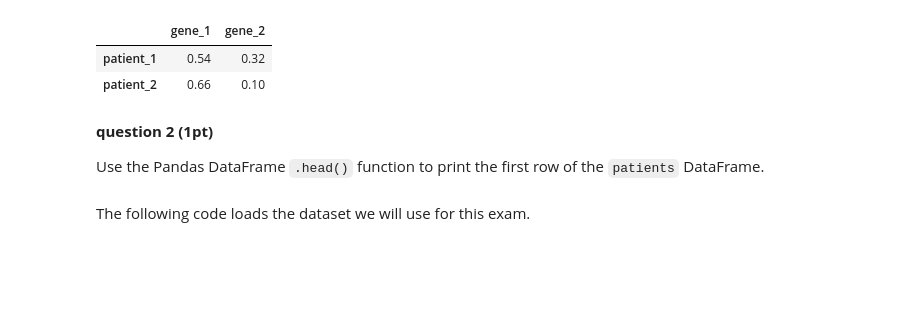
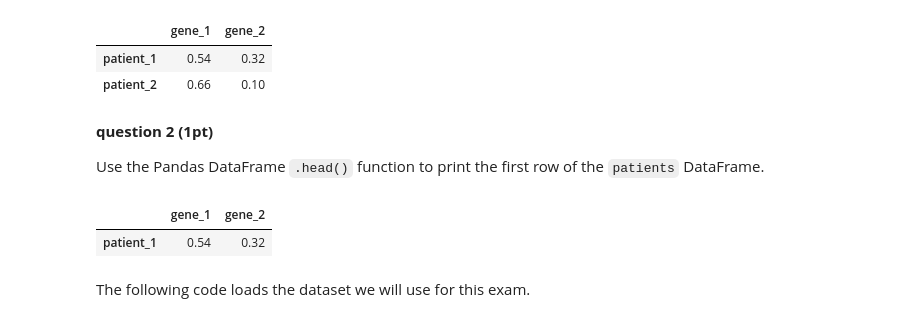
Before and after one commit to TiboVanDamme/-D012513A_Python_20230124, a Jupyter notebook: Practical Python Specialized Bioinformatics 20230124.ipynb, the cells around one changed output. Saved outputs shown, nothing was run; the diff lists cells and outputs as text; code cells hidden in the pictures; blank space fills up the shorter version.

```diff
--- a/Practical Python Specialized Bioinformatics 20230124.ipynb
+++ b/Practical Python Specialized Bioinformatics 20230124.ipynb
@@ -58,8 +58,11 @@ patients
 Use the Pandas DataFrame `.head()` function to print the first row of the `patients` DataFrame.
 # %%
 #start code here
-
+patients.head(1)
 #end code here
+# %% [output]
+|  | gene_1 | gene_2 |
+| patient_1 | 0.54 | 0.32 |
 # %% [markdown]
 The following code loads the dataset we will use for this exam.
 # %%
```
Also changed, not shown: parts of 17 cells of this notebook.
